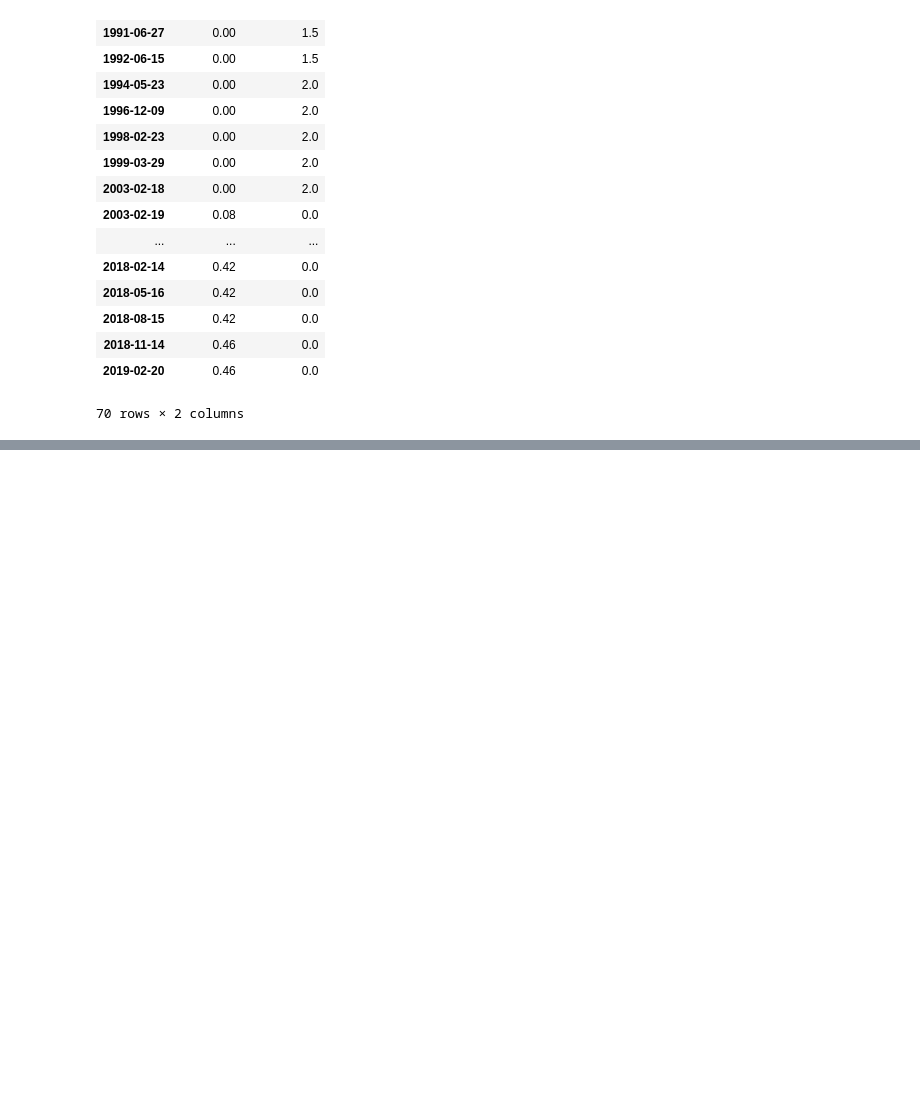
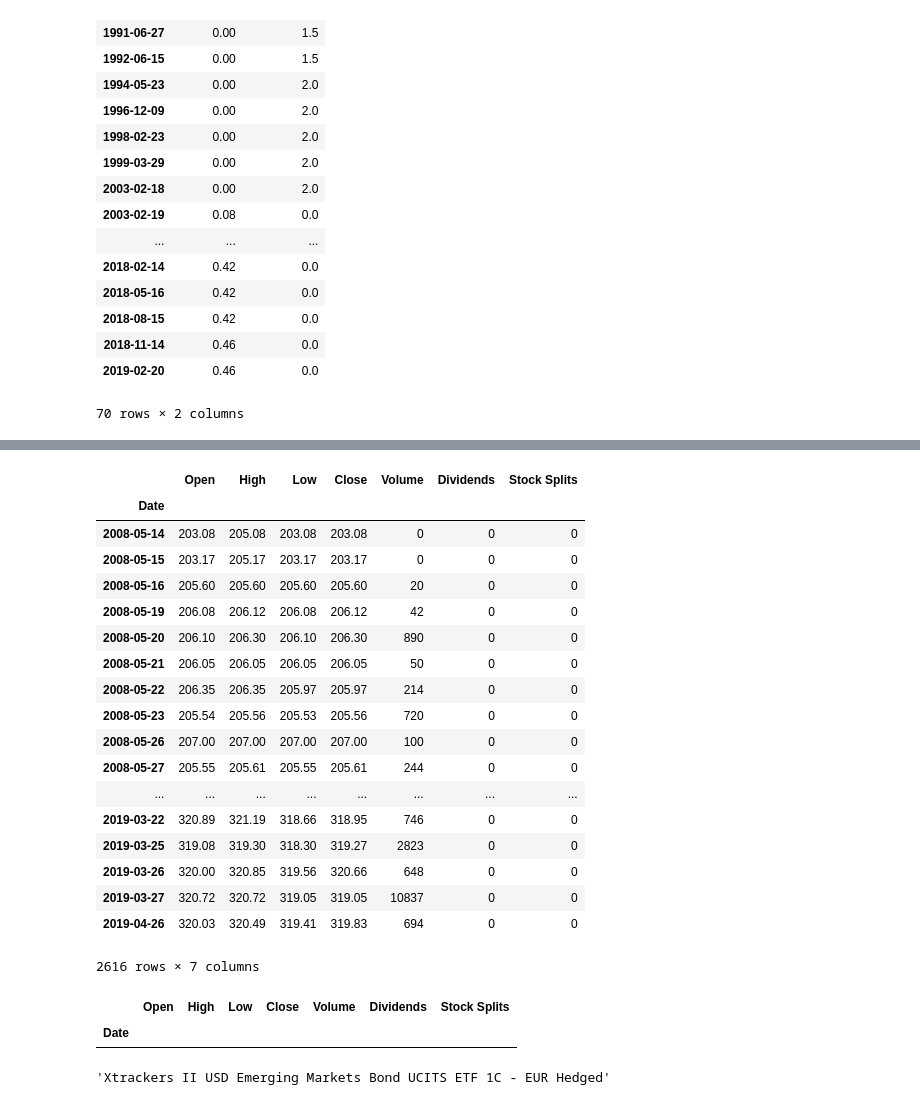
Before and after one commit to webclinic017/barbucket, a Jupyter notebook: download-quotes.ipynb, the cells around one changed output, grey strips where cells are left out. Drawn from its saved outputs; the diff is of its cells as text; code cells hidden in the pictures; blank space fills up the shorter version.

```diff
--- a/download-quotes.ipynb
+++ b/download-quotes.ipynb
@@ -95,3 +98,6 @@ msft.actions
 | 2018-11-14 | 0.46 | 0.0 |
 | 2019-02-20 | 0.46 | 0.0 |
 70 rows × 2 columns
+# %%
+interval = '1d'
+start = '2000-01-01'
@@ -97,0 +121,36 @@ msft.actions
+# %%
+ticker = yf.Ticker('DXSU.DE')
+data = ticker.history(interval=interval, start=start, period=None)
+data
+# %% [output]
+|  | Open | High | Low | Close | Volume | Dividends | Stock Splits |
+| Date |  |  |  |  |  |  |  |
+| 2008-05-14 | 203.08 | 205.08 | 203.08 | 203.08 | 0 | 0 | 0 |
+| 2008-05-15 | 203.17 | 205.17 | 203.17 | 203.17 | 0 | 0 | 0 |
+| 2008-05-16 | 205.60 | 205.60 | 205.60 | 205.60 | 20 | 0 | 0 |
+| 2008-05-19 | 206.08 | 206.12 | 206.08 | 206.12 | 42 | 0 | 0 |
+| 2008-05-20 | 206.10 | 206.30 | 206.10 | 206.30 | 890 | 0 | 0 |
+| 2008-05-21 | 206.05 | 206.05 | 206.05 | 206.05 | 50 | 0 | 0 |
+| 2008-05-22 | 206.35 | 206.35 | 205.97 | 205.97 | 214 | 0 | 0 |
+| 2008-05-23 | 205.54 | 205.56 | 205.53 | 205.56 | 720 | 0 | 0 |
+| 2008-05-26 | 207.00 | 207.00 | 207.00 | 207.00 | 100 | 0 | 0 |
+| 2008-05-27 | 205.55 | 205.61 | 205.55 | 205.61 | 244 | 0 | 0 |
+| ... | ... | ... | ... | ... | ... | ... | ... |
+| 2019-03-22 | 320.89 | 321.19 | 318.66 | 318.95 | 746 | 0 | 0 |
+| 2019-03-25 | 319.08 | 319.30 | 318.30 | 319.27 | 2823 | 0 | 0 |
+| 2019-03-26 | 320.00 | 320.85 | 319.56 | 320.66 | 648 | 0 | 0 |
+| 2019-03-27 | 320.72 | 320.72 | 319.05 | 319.05 | 10837 | 0 | 0 |
+| 2019-04-26 | 320.03 | 320.49 | 319.41 | 319.83 | 694 | 0 | 0 |
+2616 rows × 7 columns
+# %%
+data[data.index == '2019-04-22']
+# %% [output]
+|  | Open | High | Low | Close | Volume | Dividends | Stock Splits |
+| Date |  |  |  |  |  |  |  |
+# %%
+file = open('data\DXSU.DE.json', 'r')
+data = json.load(file)
+name = data['longName']
+name
+# %% [output]
+'Xtrackers II USD Emerging Markets Bond UCITS ETF 1C - EUR Hedged'
```
Also changed, not shown: parts of 4 cells of this notebook, 2 other files.
